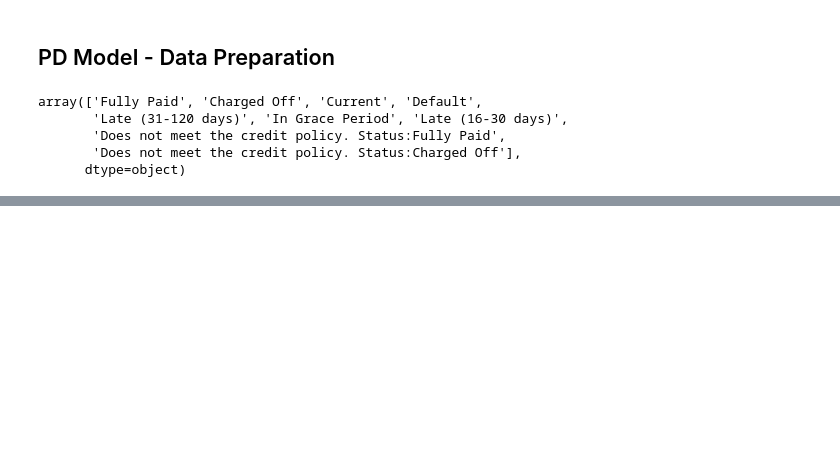
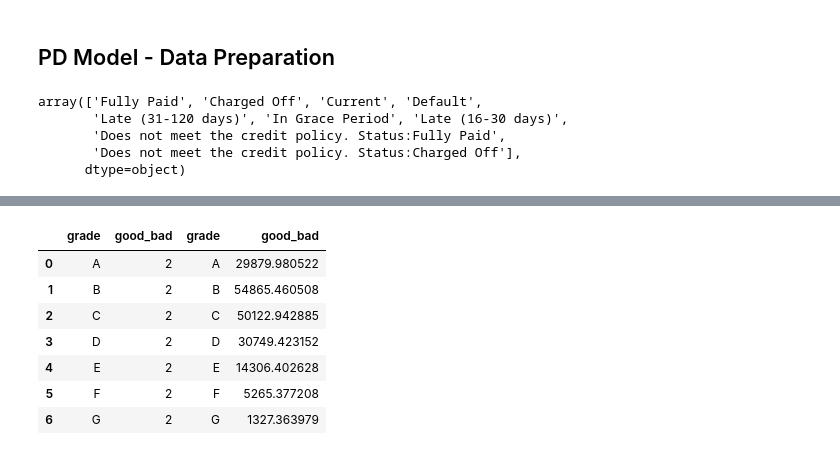
Before and after one commit to vinifranco48/risk-credit, a Jupyter notebook: notebooks/preprocessing.ipynb, the cells around one changed output, grey strips where cells are left out. Cells and saved outputs as stored; diff of their text form; code cells hidden in the pictures; blank space fills up the shorter version.

```diff
--- a/notebooks/preprocessing.ipynb
+++ b/notebooks/preprocessing.ipynb
@@ -268,0 +318,5 @@ pd.options.display.max_columns = None
+# %%
+df_input_train, df_input_test, df_target_train, df_target_test = train_test_split(df.drop('good_bad', axis = 1), df['good_bad'], test_size=0.2, random_state=42)
+# %%
+df_inputs_prepr = df_input_train
+df_target_prepr = df_target_train
@@ -268,0 +327,2 @@ pd.options.display.max_columns = None
+# %%
+df1 = pd.concat([df_inputs_prepr['grade'], df_target_prepr], axis = 1)
@@ -268,0 +351,14 @@ pd.options.display.max_columns = None
+# %%
+df1 = pd.concat([df1.groupby(df1.columns.values[0], as_index=False)[df1.columns.values[1]].count(),
+                 df1.groupby(df1.columns.values[0], as_index=False)[df1.columns.values[1]].mean()], axis = 1)
+# %%
+df1
+# %% [output]
+|  | grade | good_bad | grade | good_bad |
+| 0 | A | 2 | A | 29879.980522 |
+| 1 | B | 2 | B | 54865.460508 |
+| 2 | C | 2 | C | 50122.942885 |
+| 3 | D | 2 | D | 30749.423152 |
+| 4 | E | 2 | E | 14306.402628 |
+| 5 | F | 2 | F | 5265.377208 |
+| 6 | G | 2 | G | 1327.363979 |
```
Also changed, not shown: parts of 10 cells of this notebook, 1 other file.
